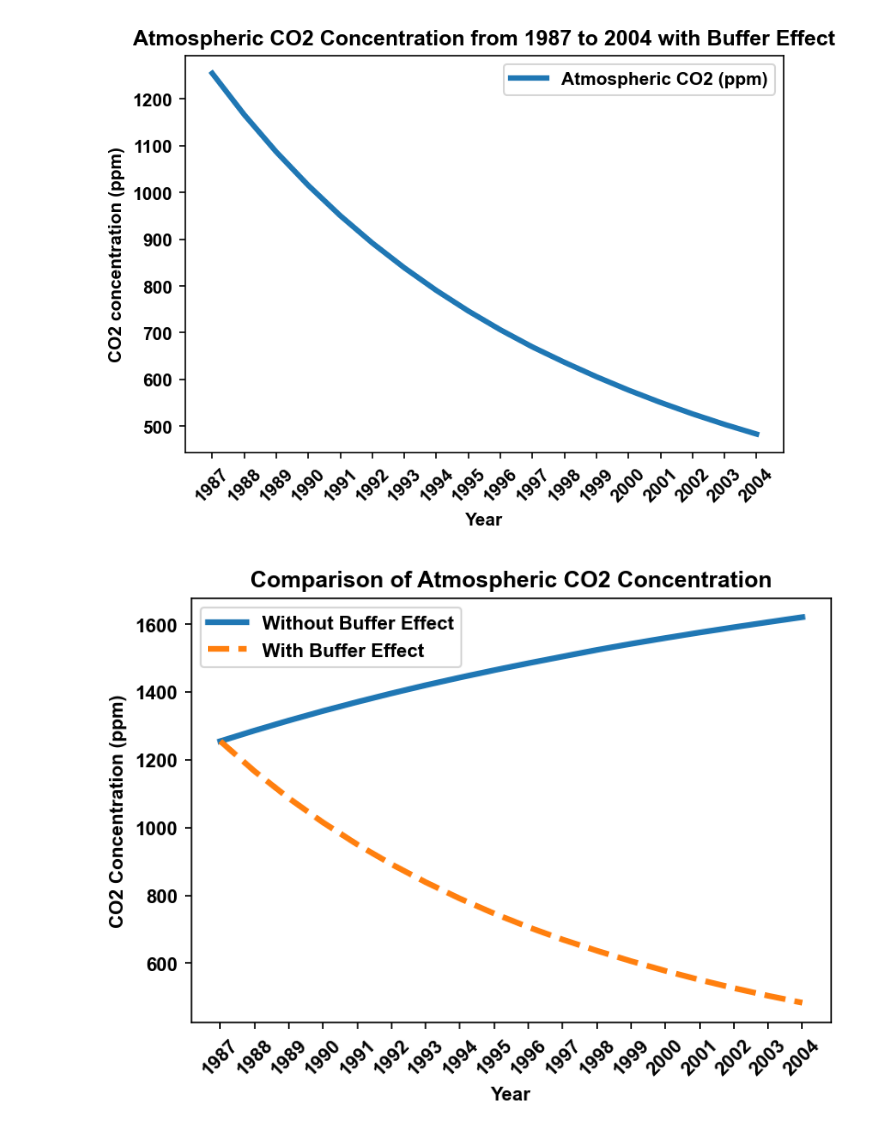
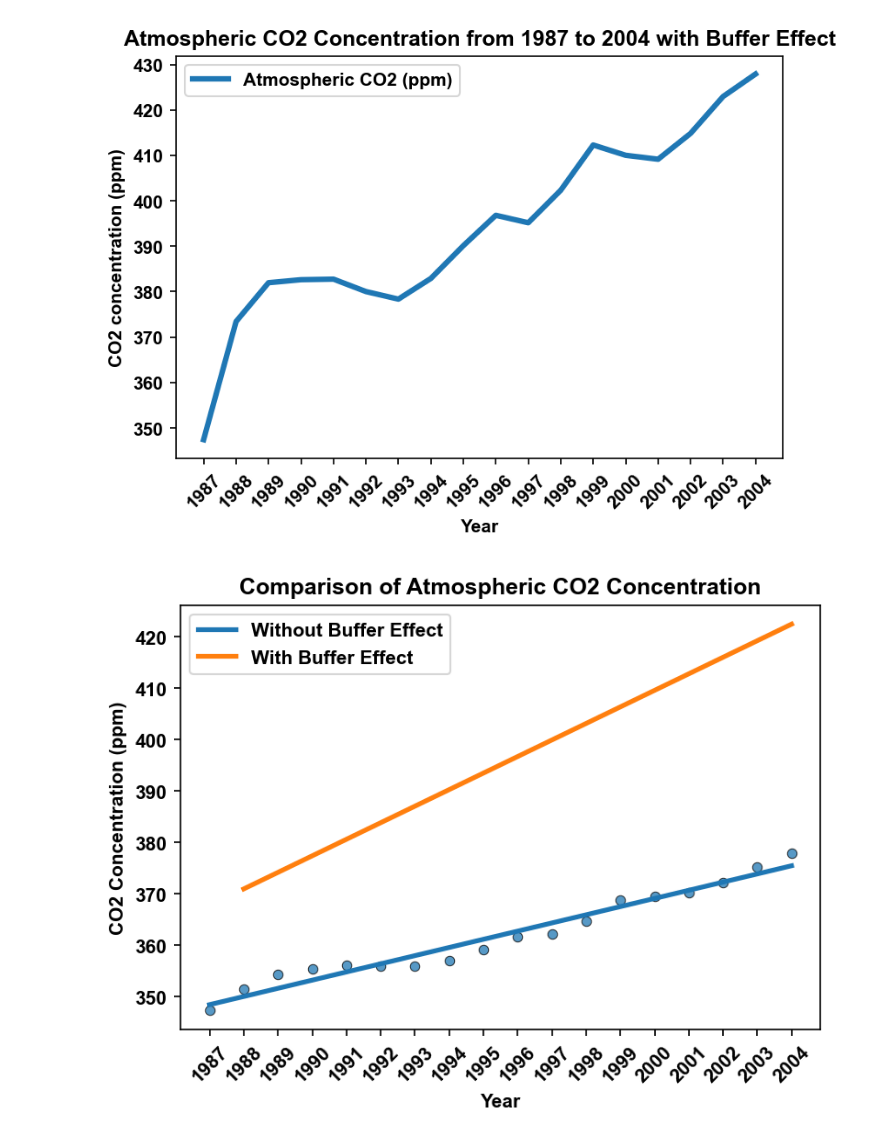
Before and after one commit to CingyQ/ESE5023_Assignments_12331318, a Jupyter notebook: PS5.ipynb, the cells around one changed output. Drawn from its saved outputs; the diff is of its cells as text; code cells hidden in the pictures.

```diff
--- a/PS5.ipynb
+++ b/PS5.ipynb
@@ -64,42 +69,53 @@ import matplotlib.pyplot as plt
 import pandas as pd
 from scipy.integrate import odeint
 
-# 加载CO2排放数据集
-co2_emissions_path = 'data/Global_Carbon_Budget_2016_v1.0.xlsx'
-co2_emissions = pd.read_excel(co2_emissions_path, sheet_name='Global Carbon Budget')
-co2_emissions.columns = co2_emissions.iloc[20]  # 使用第20行作为表头
-co2_emissions = co2_emissions.iloc[21:]  # 跳过数据开始之前的行
-co2_emissions = co2_emissions[['Year', 'fossil fuel and cement emissions', 'land-use change emissions']]
+co2_emissions = pd.read_excel('data/Global_Carbon_Budget_2016_v1.0.xlsx', sheet_name='Global Carbon Budget')
+co2_emissions.columns = co2_emissions.iloc[20] # Using row 20 as headers
+co2_emissions = co2_emissions.iloc[21:] # Skipping rows before the data starts
+co2_emissions = co2_emissions[['Year', 'fossil fuel and cement emissions', 'land-use change emissions','ocean sink','land sink','atmospheric growth']]
 co2_emissions = co2_emissions[(co2_emissions['Year'] >= 1987) & (co2_emissions['Year'] <= 2004)]
-co2_emissions['total_emissions'] = co2_emissions['fossil fuel and cement emissions'] + co2_emissions['land-use change emissions']
+co2_emissions['total_emissions'] = co2_emissions['fossil fuel and cement emissions'] + co2_emissions['land-use change emissions'] - co2_emissions['ocean sink'] - co2_emissions['land sink']
 yearly_emissions = dict(zip(co2_emissions['Year'], co2_emissions['total_emissions']))
 
-# 模型的常数，考虑缓冲效应
-k12 = 0.02  # 大气到海洋的转移系数
-k21 = 0.05  # 海洋到大气的转移系数
-buffer_factor = 0.1  # 缓冲效应因子
+
+# 模型的常数
+k12 = 105/740  # 大气到海洋的转移系数
+k21 = 102/900  # 海洋到大气的转移系数
 
 # 1986年的初始值，单位为PgC
-N1_initial = 589  # 大气中的碳含量
-N2_initial = 1000  # 海洋表面的碳含量
+N1_initial = 740  # 大气中的碳含量
+N2_initial = 900  # 海洋表面的碳含量
 
 # 将PgC转换为ppm
-N1_initial_ppm = N1_initial * 2.13  # PgC到ppm的转换因子
+N1_initial_ppm = N1_initial/2.13  # PgC到ppm的转换因子
+N2_initial_ppm = N2_initial/2.13
 
+# 计算缓冲因子的函数
+
+
+def calculate_buffer_factor(z):
+
+    return z*1.75208
+# 对列表中的每个浓度值计算缓冲因子
+buffer_factors = calculate_buffer_factor(co2_emissions['atmospheric growth'])
+
+
+yearly_buffer_factors = dict(zip(co2_emissions['Year'], buffer_factors))
 # 模型的微分方程，包含缓冲效应
-def model_with_buffer(N, t, k12, k21, yearly_emissions, buffer_factor):
+def model_with_buffer(N, t, k12, k21, yearly_emissions, yearly_buffer_factors):
     N1, N2 = N
     year = int(t)
-    gamma = yearly_emissions.get(year, 0)  # 如果年份不在数据集中，默认为0
-    dN1dt = -k12 * N1 + k21 * N2 + gamma - buffer_factor * N1
-    dN2dt = k12 * N1 - k21 * N2
+    gamma = yearly_emissions.get(year, 0) # Default to 0 if year is not in the dataset
+    ξ = yearly_buffer_factors.get(year, 0)
+    dN1dt = -k12 * N1 + k21 * (821/2.13 + ξ * (N2-821/2.13)) + gamma
+    dN2dt = k12 * N1 - k21 * (821/2.13 + ξ * (N2-821/2.13))
     return [dN1dt, dN2dt]
 
 
 # 解决微分方程
 years = np.arange(1987, 2005)
-N0 = [N1_initial_ppm, N2_initial]
-solution = odeint(model_with_buffer, N0, years, args=(k12, k21, yearly_emissions, buffer_factor))
+N0 = [N1_initial_ppm, N2_initial_ppm]
+solution = odeint(model_with_buffer, N0, years, args=(k12, k21, yearly_emissions, yearly_buffer_factors))
 
 # 提取并转换N1为ppm
 N1_ppm = solution[:, 0]
@@ -114,35 +130,47 @@ plt.title("Atmospheric CO2 Concentration from 1987 to 2004 with Buffer Effect",
 plt.legend()
 plt.show()
 # %% [output]
-[figure, old version]
+[figure, new version]
 # %%
 import matplotlib.pyplot as plt
 import numpy as np
 from scipy.integrate import odeint
 
 # 你之前定义的模型参数和函数
 # ...
 
 # 解决1.1问题的微分方程（不包含缓冲效应）
 solution_no_buffer = odeint(model_no_buffer, N0, years, args=(k12, k21, yearly_emissions))
 
 # 解决1.2问题的微分方程（包含缓冲效应）
-solution_with_buffer = odeint(model_with_buffer, N0, years, args=(k12, k21, yearly_emissions, buffer_factor))
+solution_with_buffer = odeint(model_with_buffer, N0, years, args=(k12, k21, yearly_emissions, yearly_buffer_factors))
 
 # 提取并转换N1为ppm
 N1_ppm_no_buffer = solution_no_buffer[:, 0]
 N1_ppm_with_buffer = solution_with_buffer[:, 0]
+# Fit linear regression line to the data
+linear_regression_no_buffer = np.polyfit(years, N1_ppm_no_buffer, 1)
+linear_regression_with_buffer = np.polyfit(years[1:], N1_ppm_with_buffer[1:], 1)
 
-# 绘制比较结果
+# Generate the linear regression line
+linear_regression_line_no_buffer = np.polyval(linear_regression_no_buffer, years)
+
+linear_regression_line_with_buffer = np.polyval(linear_regression_with_buffer, years[1:])
+
+
+# Plot the data with linear regression lines
 plt.figure(figsize=(6, 4), dpi=150)
-plt.plot(years, N1_ppm_no_buffer, label="Without Buffer Effect", linewidth=3)
-plt.plot(years, N1_ppm_with_buffer, label="With Buffer Effect", linewidth=3, linestyle='--')
+plt.scatter(years, N1_ppm_no_buffer,  s=25,marker='o',linewidths=0.5,edgecolors='black',alpha=0.75)
+# plt.scatter(years, N1_ppm_with_buffer, label="With Buffer Effect", s=50, marker='x')
+plt.plot(years, linear_regression_line_no_buffer, label="Without Buffer Effect", linewidth=2.5)
+plt.plot(years[1:], linear_regression_line_with_buffer, label="With Buffer Effect", linewidth=2.5)
+
 
 plt.xticks(np.arange(1987, 2005, 1), rotation=45)
 plt.xlabel("Year", weight='bold')
 plt.ylabel("CO2 Concentration (ppm)", weight='bold')
 plt.title("Comparison of Atmospheric CO2 Concentration", weight='bold')
 plt.legend()
 plt.show()
 # %% [output]
-[figure, old version]
+[figure, new version]
```
Also changed, not shown: parts of 1 cell of this notebook, 3 other files.
